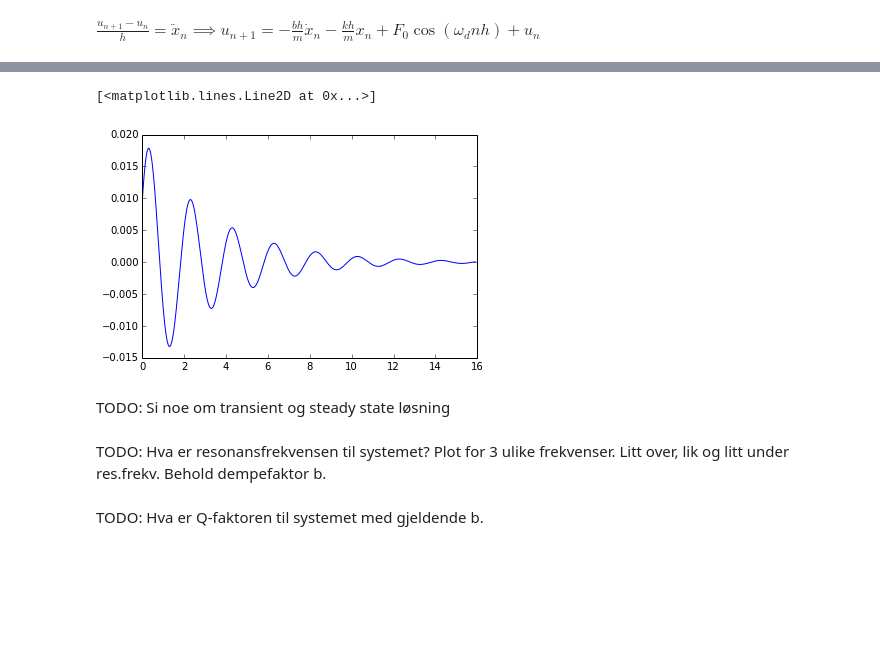
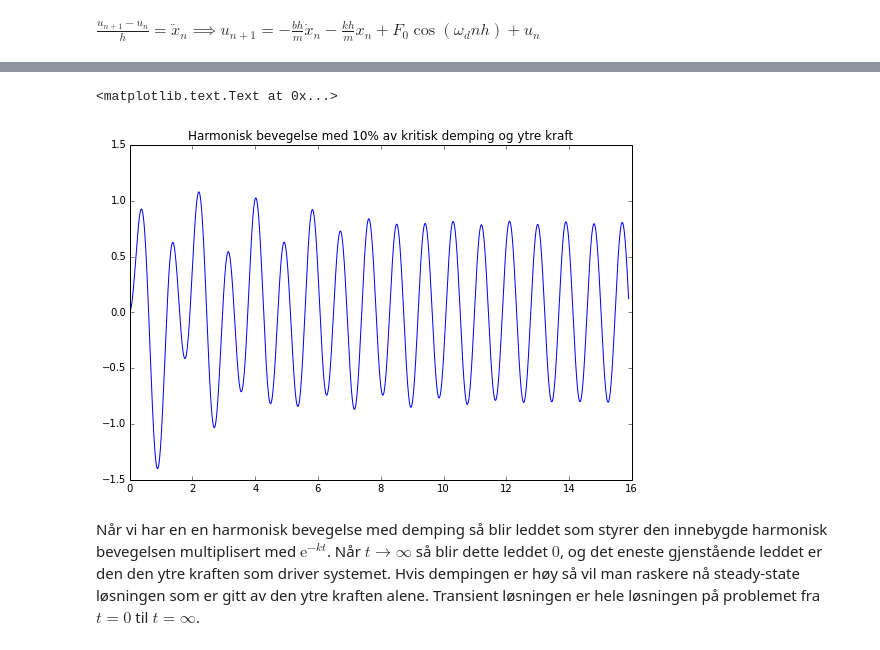
Before and after one commit to ndyb/tfy4125, a Jupyter notebook: ov6/ov6.ipynb, the cells around one changed output, grey strips where cells are left out. Saved outputs shown, nothing was run; the diff lists cells and outputs as text; code cells hidden in the pictures; blank space fills up the shorter version.

```diff
--- a/ov6/ov6.ipynb
+++ b/ov6/ov6.ipynb
@@ -1,5 +1,7 @@
 # %% [markdown]
 # Øving 6
+# %%
+rcParams['figure.figsize'] = 9, 6 # 6,4 is default
 # %% [markdown]
 ## Oppgave 2: Harmonisk oscillator - frie svingninger
 # %% [markdown]
@@ -85,7 +87,7 @@ print(T)
 # %% [markdown]
 Parametre for løsning
 # %%
-n = 5000
+n = 50000
 t_min = 0
 t_max = 4*T
 # %%
@@ -210,9 +227,10 @@ u = zeros(n)
 u[0] = dx_0
 
 for i in range(n-1):
-    u[i+1] = u[i] - b*h*u[i]/m - k*h*x[i]/m
+    u[i+1] = u[i] - b*h*u[i]/m - k*h*x[i]/m + F_0 * cos(wd * i * h)
     x[i+1] = x[i] + h * u[i]
 
 plt.figure()
 plt.plot(t, x)
+plt.title('Harmonisk bevegelse uten demping og med ytre kraft')
 # %% [output]
@@ -221,23 +239,20 @@ plt.plot(t, x)
 # %%
 b = 2*sqrt(m*k) * 0.1 # 10%
 
 x = zeros(n)
 x[0] = x_0
 u = zeros(n)
 u[0] = dx_0
 
 for i in range(n-1):
-    u[i+1] = u[i] - b*h*u[i]/m - k*h*x[i]/m
+    u[i+1] = u[i] - b*h*u[i]/m - k*h*x[i]/m  + F_0 * cos(wd * i * h)
     x[i+1] = x[i] + h * u[i]
 
 plt.figure()
 plt.plot(t, x)
+plt.title('Harmonisk bevegelse med 10% av kritisk demping og ytre kraft')
 # %% [output]
-[<matplotlib.lines.Line2D at 0x...>]
+<matplotlib.text.Text at 0x...>
-[figure, old version]
+[figure, new version]
-# %% [markdown]
-TODO: Si noe om transient og steady state løsning
-# %% [markdown]
-TODO: Hva er resonansfrekvensen til systemet? Plot for 3 ulike frekvenser. Litt over, lik og litt under res.frekv. Behold dempefaktor b.
-# %% [markdown]
-TODO: Hva er Q-faktoren til systemet med gjeldende b.
+# %% [markdown]
+Når vi har en en harmonisk bevegelse med demping så blir leddet som styrer den innebygde harmonisk bevegelsen multiplisert med $\mathrm{e}^{-kt}$. Når $t\to \infty$ så blir dette leddet $0$, og det eneste gjenstående leddet er den den ytre kraften som driver systemet. Hvis dempingen er høy så vil man raskere nå steady-state løsningen som er gitt av den ytre kraften alene. Transient løsningen er hele løsningen på problemet fra $t=0$ til $t=\infty$.
```
Also changed, not shown: parts of 15 cells of this notebook.
